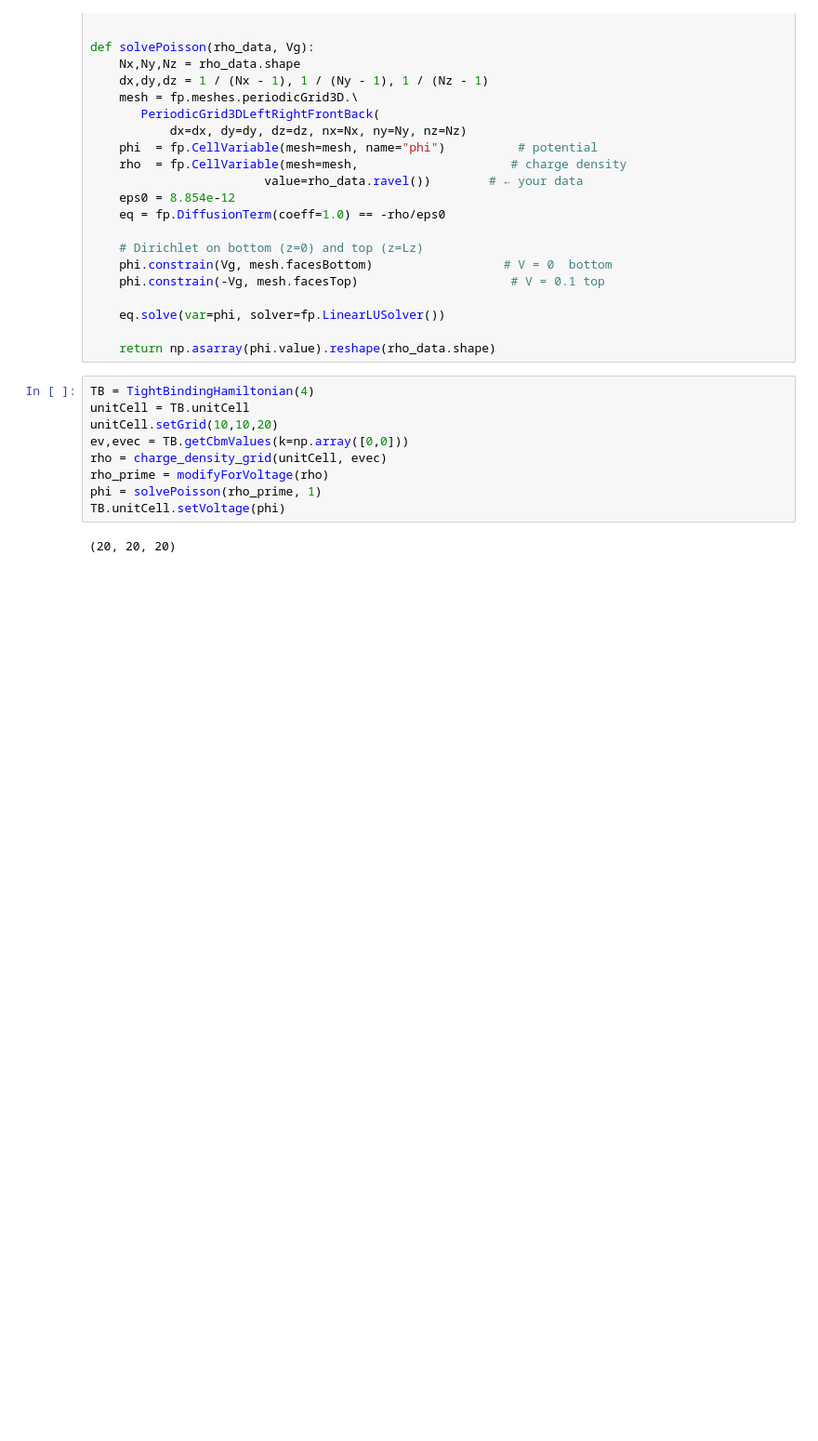
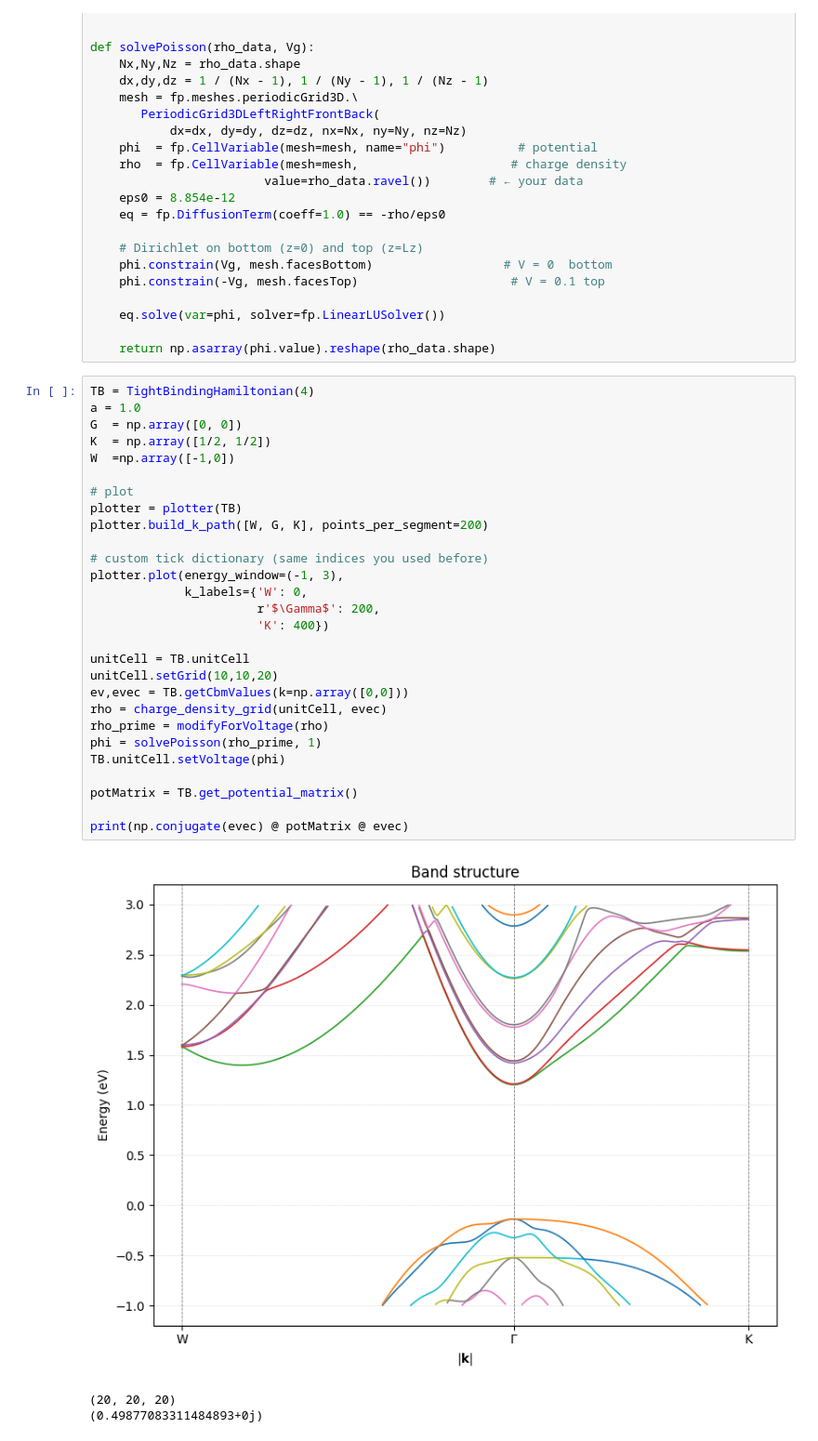
Before and after one commit to nandandiwan/transistorNEGF, a Jupyter notebook: src/tight_binding/selfConsistent.ipynb, the cells around one changed output. Shown at 93% size. Cells and saved outputs as stored; diff of their text form; blank space fills up the shorter version.

```diff
--- a/src/tight_binding/selfConsistent.ipynb
+++ b/src/tight_binding/selfConsistent.ipynb
@@ -164,15 +164,36 @@ def solvePoisson(rho_data, Vg):
     return np.asarray(phi.value).reshape(rho_data.shape)
 # %%
 TB = TightBindingHamiltonian(4)
+a = 1.0
+G  = np.array([0, 0])
+K  = np.array([1/2, 1/2])
+W  =np.array([-1,0])
+
+# plot
+plotter = plotter(TB)
+plotter.build_k_path([W, G, K], points_per_segment=200)
+
+# custom tick dictionary (same indices you used before)
+plotter.plot(energy_window=(-1, 3),
+             k_labels={'W': 0,
+                       r'$\Gamma$': 200,
+                       'K': 400})
+
 unitCell = TB.unitCell
 unitCell.setGrid(10,10,20)
 ev,evec = TB.getCbmValues(k=np.array([0,0]))
 rho = charge_density_grid(unitCell, evec)
 rho_prime = modifyForVoltage(rho)
 phi = solvePoisson(rho_prime, 1)
 TB.unitCell.setVoltage(phi)
+
+potMatrix = TB.get_potential_matrix()
+
+print(np.conjugate(evec) @ potMatrix @ evec)
 # %% [output]
+[figure, added]
 (20, 20, 20)
+(0.49877083311484893+0j)
 # %%
 import numpy as np
 import matplotlib.pyplot as plt
```
Also changed, not shown: parts of 2 cells of this notebook, 2 other files.
